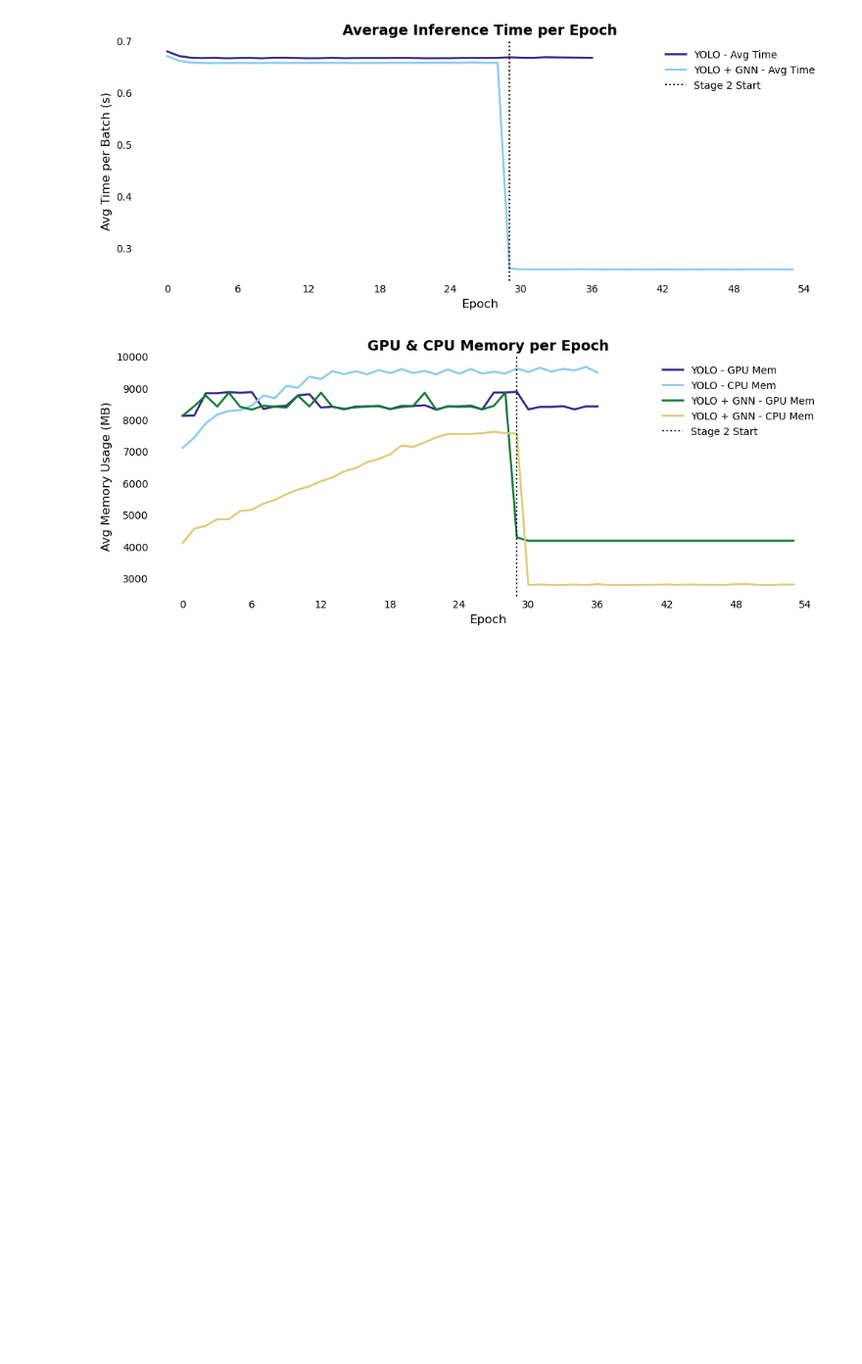
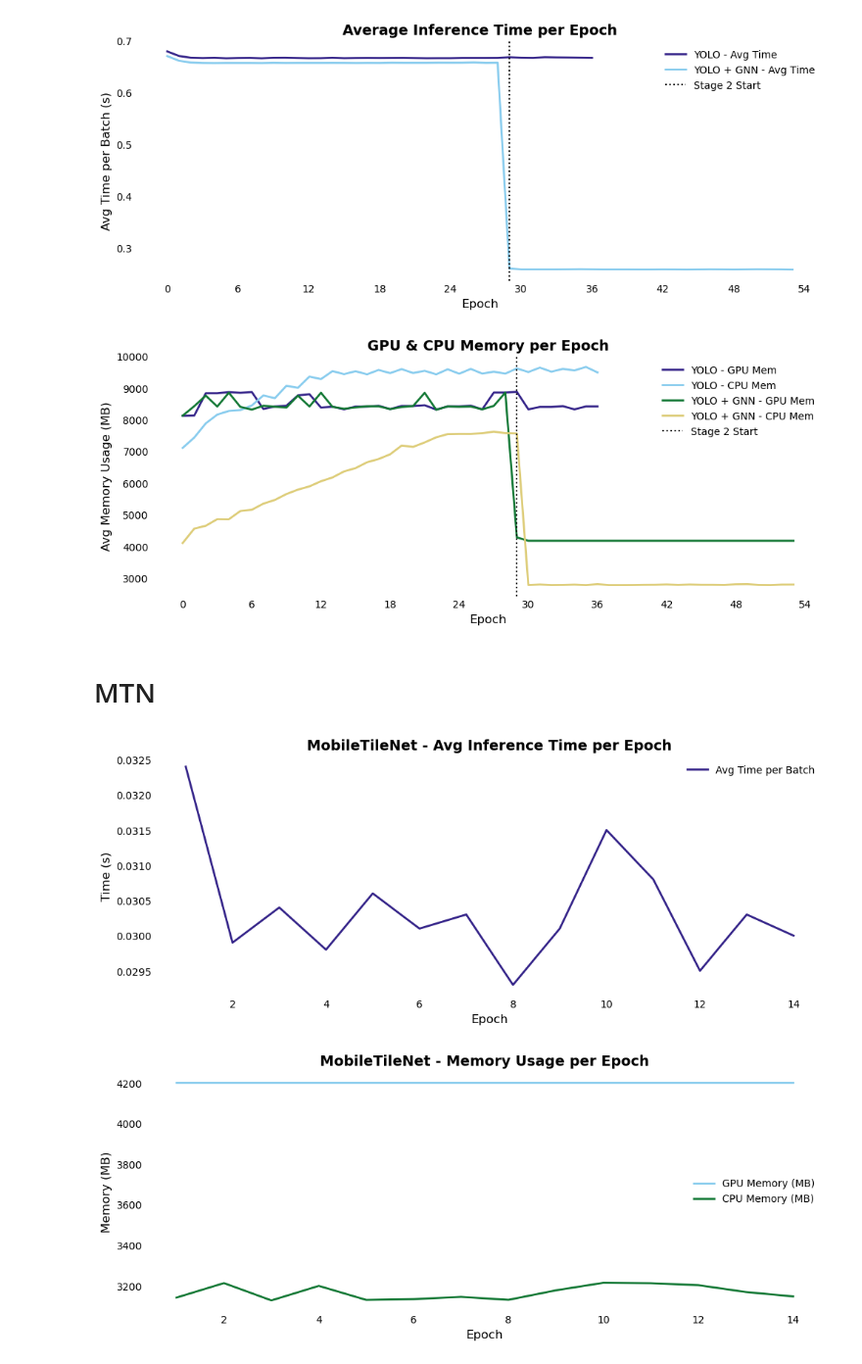
Before and after one commit to SakrIsmail/Thesis, a Jupyter notebook: notebooks/visuals/generate_visuals.ipynb, the cells around one changed output. Shown: that part at 98% size. Drawn from its saved outputs; the diff is of its cells as text; code cells hidden in the pictures; blank space fills up the shorter version.

```diff
--- a/notebooks/visuals/generate_visuals.ipynb
+++ b/notebooks/visuals/generate_visuals.ipynb
@@ -1284,3 +1284,82 @@ YOLO‐stage average epoch time: 321.17s (05:21.17)
 Normal‐stage average epoch time: 264.77s (04:24.77)
 [figure]
 [figure]
+# %% [markdown]
+# MTN
+# %%
+file_path = "/home/sakr/Thesis/outputs/output_MobileTileNet"
+with open(file_path, "r") as file:
+    content = file.read()
+
+# Split content into metric tables
+tables = content.split("|            Metric             |")[1:]
+tables = ["|            Metric             |" + table for table in tables]
+
+# Containers for metrics
+epoch_indices = []
+avg_batch_times = []
+gpu_mem_usages = []
+cpu_mem_usages = []
+total_energy = 0.0
+total_co2 = 0.0
+
+# Regex pattern
+pattern = r"\|\s*(.*?)\s*\|\s*([0-9.]+)(?:\s*(kWh|kg)?)\s*\|"
+
+# Process each table
+for i, table in enumerate(tables):
+    matches = re.findall(pattern, table)
+    epoch_indices.append(i + 1)  # assuming epochs are in order
+    for metric, value, unit in matches:
+        value = float(value)
+        if metric == "Average Batch Time (s)":
+            avg_batch_times.append(value)
+        elif metric == "Maximum GPU Memory Usage (MB)":
+            gpu_mem_usages.append(value)
+        elif metric == "Maximum CPU Memory Usage (MB)":
+            cpu_mem_usages.append(value)
+        elif metric == "Energy Consumption (kWh)":
+            total_energy += value
+        elif metric == "CO₂ Emissions (kg)":
+            total_co2 += value
+
+# Plotting function
+def plot_single_epoch_metrics(epoch_indices, avg_times, avg_gpu, avg_cpu, title_prefix="Model"):
+    tufte_font = {'fontsize': 12}
+    title_font = {'fontsize': 14, 'weight': 'bold'}
+    line_width = 2.0
+    colors = ['#332288', '#88CCEE', '#117733', '#DDCC77']
+
+    def simplify_axes(ax):
+        for spine in ax.spines.values():
+            spine.set_visible(False)
+        ax.tick_params(axis='both', which='both', length=0)
+        ax.yaxis.set_ticks_position('left')
+        ax.xaxis.set_ticks_position('bottom')
+        ax.xaxis.set_major_locator(ticker.MaxNLocator(integer=True))
+        ax.grid(False)
+
+    fig, ax = plt.subplots(figsize=(10, 4), constrained_layout=True)
+    ax.plot(epoch_indices, avg_times, label="Avg Time per Batch", color=colors[0], linewidth=line_width)
+    ax.set_title(f"{title_prefix} - Avg Inference Time per Epoch", **title_font)
+    ax.set_xlabel("Epoch", **tufte_font)
+    ax.set_ylabel("Time (s)", **tufte_font)
+    ax.legend(frameon=False, fontsize=10)
+    simplify_axes(ax)
+    plt.show()
+
+    fig, ax = plt.subplots(figsize=(10, 4), constrained_layout=True)
+    ax.plot(epoch_indices, gpu_mem_usages, label="GPU Memory (MB)", color=colors[1], linewidth=line_width)
+    ax.plot(epoch_indices, cpu_mem_usages, label="CPU Memory (MB)", color=colors[2], linewidth=line_width)
+    ax.set_title(f"{title_prefix} - Memory Usage per Epoch", **title_font)
+    ax.set_xlabel("Epoch", **tufte_font)
+    ax.set_ylabel("Memory (MB)", **tufte_font)
+    ax.legend(frameon=False, fontsize=10)
+    simplify_axes(ax)
+    plt.show()
+
+# Call the plotting function with parsed data
+plot_single_epoch_metrics(epoch_indices, avg_batch_times, gpu_mem_usages, cpu_mem_usages, title_prefix="MobileTileNet")
+# %% [output]
+[figure, added]
+[figure, added]
```
Also changed, not shown: parts of 3 cells of this notebook, 19 other files.
